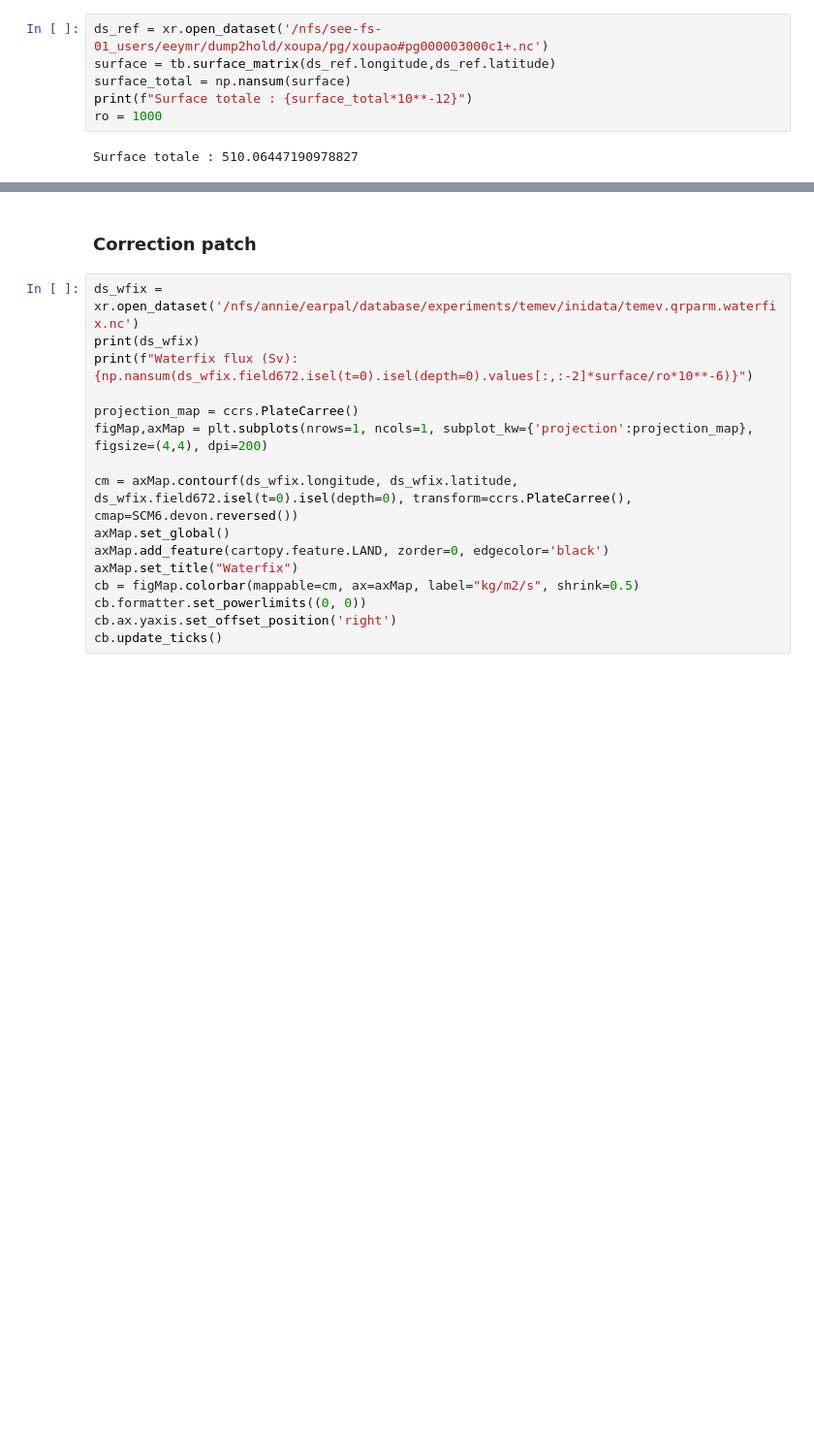
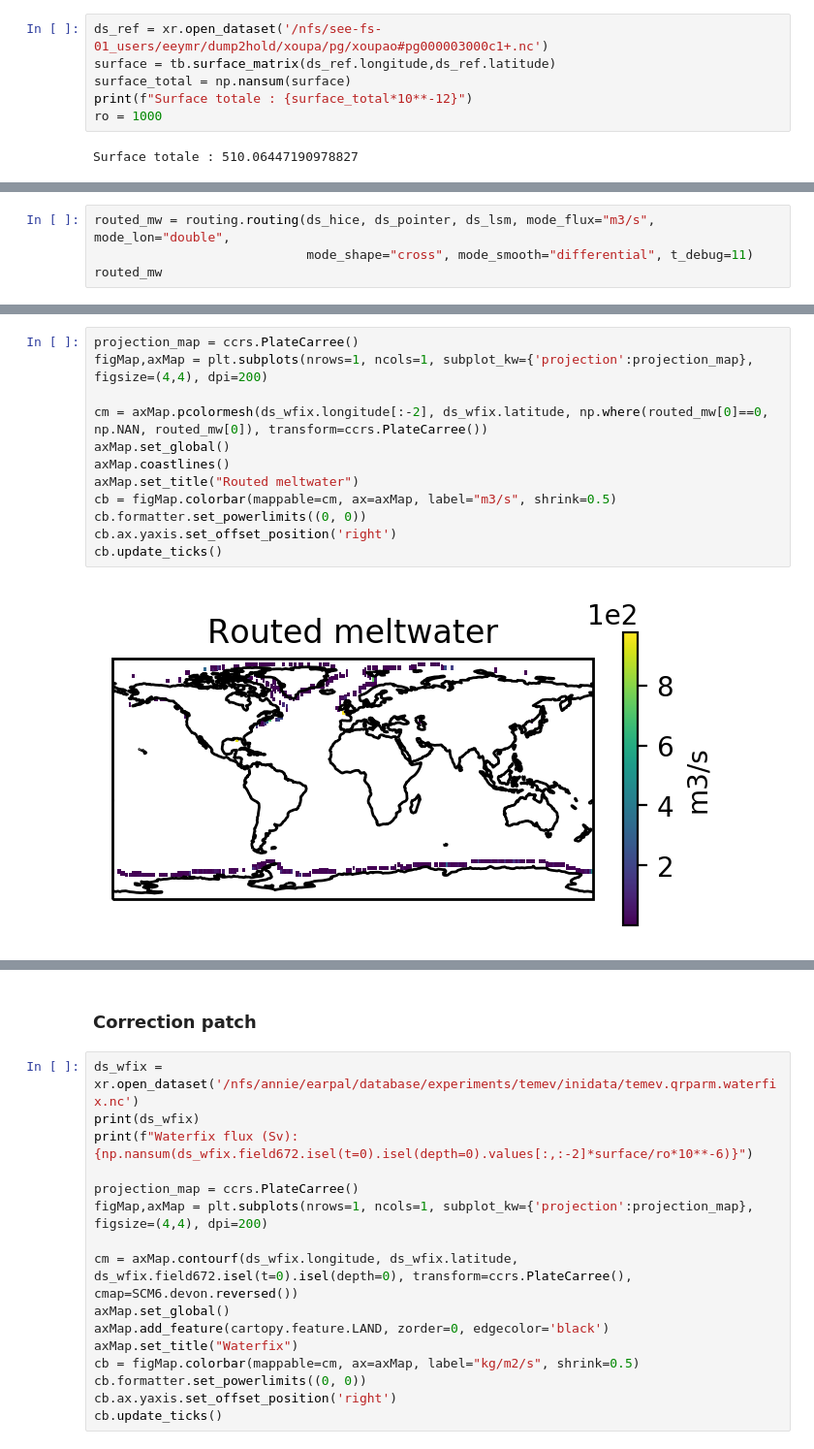
Before and after one commit to Olnavy/mw_protocol, a Jupyter notebook: demo/create_input.ipynb, the cells around one changed output, grey strips where cells are left out. Shown at 97% size. Drawn from its saved outputs; the diff is of its cells as text; blank space fills up the shorter version.

```diff
--- a/demo/create_input.ipynb
+++ b/demo/create_input.ipynb
@@ -29,0 +67,4 @@ Surface totale : 510.06447190978827
+# %%
+routed_mw = routing.routing(ds_hice, ds_pointer, ds_lsm, mode_flux="m3/s", mode_lon="double",
+                            mode_shape="cross", mode_smooth="differential", t_debug=11)
+routed_mw
@@ -29,0 +106,14 @@ Surface totale : 510.06447190978827
+# %%
+projection_map = ccrs.PlateCarree()
+figMap,axMap = plt.subplots(nrows=1, ncols=1, subplot_kw={'projection':projection_map}, figsize=(4,4), dpi=200)
+
+cm = axMap.pcolormesh(ds_wfix.longitude[:-2], ds_wfix.latitude, np.where(routed_mw[0]==0, np.NAN, routed_mw[0]), transform=ccrs.PlateCarree())
+axMap.set_global()
+axMap.coastlines()
+axMap.set_title("Routed meltwater")
+cb = figMap.colorbar(mappable=cm, ax=axMap, label="m3/s", shrink=0.5)
+cb.formatter.set_powerlimits((0, 0))
+cb.ax.yaxis.set_offset_position('right')
+cb.update_ticks()
+# %% [output]
+[figure, added]
```
Also changed, not shown: parts of 52 cells of this notebook, 6 other files.
